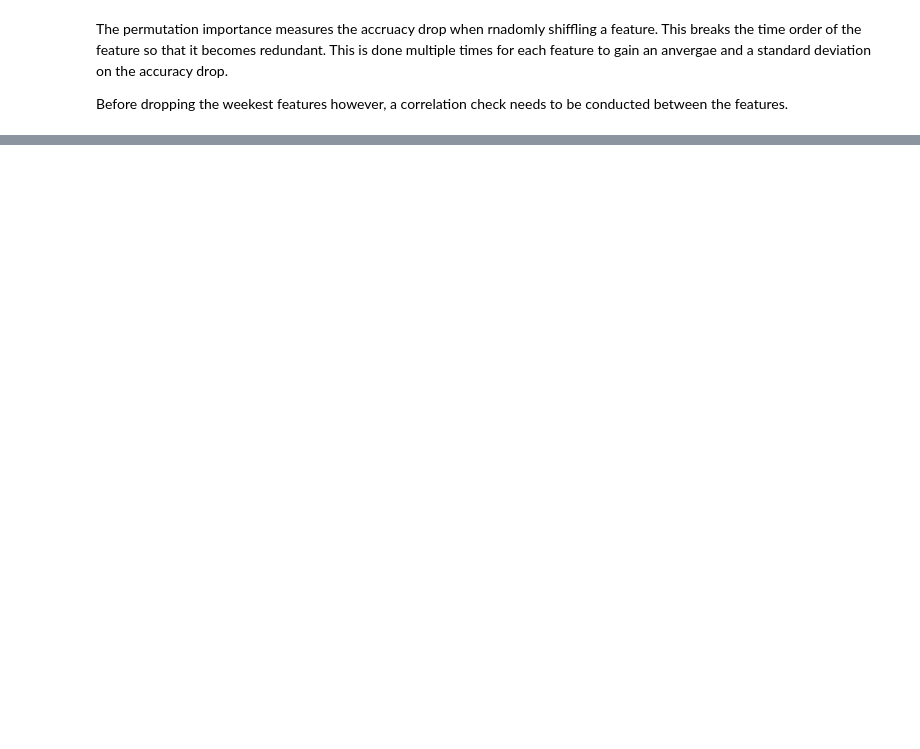
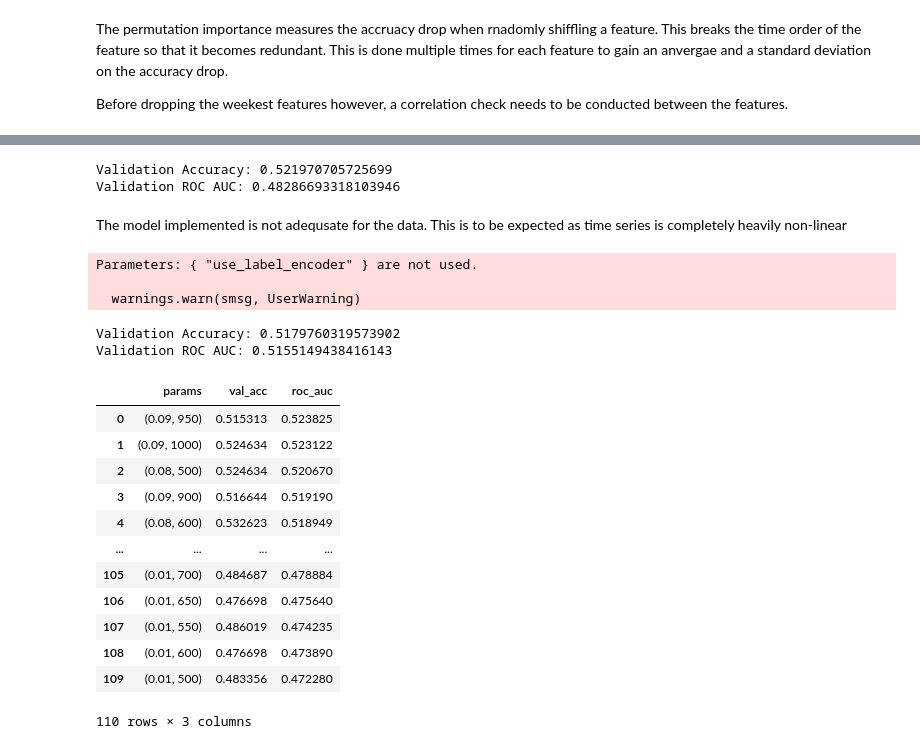
Before and after one commit to ptr-enjoyer/ml-alpha-factor-research, a Jupyter notebook: notebooks/02_ml_imp.ipynb, the cells around one changed output, grey strips where cells are left out. Cells and saved outputs as stored; diff of their text form; code cells hidden in the pictures; blank space fills up the shorter version.

Commit message:
Tested XGBoost algorithm on various feature dataset and achieved a model that performs maginally better than random, still subject to backtest (could be a fluke)

```diff
--- a/notebooks/02_ml_imp.ipynb
+++ b/notebooks/02_ml_imp.ipynb
@@ -300,0 +346,12 @@ feat_select(X_corr.abs(), perm_df, threshold=0.85)
+# %%
+y_pred_val = pipe.predict(X_val)
+y_pred_val_prob = pipe.predict_proba(X_val)[:,1]
+y_pred_val_bin = (y_pred_val_prob > 0.55).astype(int)
+
+print("Validation Accuracy:", accuracy_score(y_val, y_pred_val_bin))
+print("Validation ROC AUC:", roc_auc_score(y_val, y_pred_val_prob))
+# %% [output]
+Validation Accuracy: 0.521970705725699
+Validation ROC AUC: 0.48286693318103946
+# %% [markdown]
+The model implemented is not adequsate for the data. This is to be expected as time series is completely heavily non-linear
@@ -300,0 +381,65 @@ feat_select(X_corr.abs(), perm_df, threshold=0.85)
+# %%
+pipe.fit(X_train, y_train)
+y_pred_val = pipe.predict(X_val)
+y_pred_val_prob = pipe.predict_proba(X_val)[:,1]
+y_pred_val_bin = (y_pred_val_prob > 0.55).astype(int)
+print("Validation Accuracy:", accuracy_score(y_val, y_pred_val_bin))
+print("Validation ROC AUC:", roc_auc_score(y_val, y_pred_val_prob))
+# %% [output]
+Parameters: { "use_label_encoder" } are not used.
+
+  warnings.warn(smsg, UserWarning)
+Validation Accuracy: 0.5179760319573902
+Validation ROC AUC: 0.5155149438416143
+# %%
+def optimise_params(hyper_params):
+    results = []
+
+    for params in tqdm_notebook(h_params):
+        lr, n_est = params
+        pipe = Pipeline([
+            ('scaler', StandardScaler()),
+            ('xgb', XGBClassifier(n_estimators=n_est,
+                                  learning_rate=lr,
+                                  max_depth=max_depth,
+                                  subsample=subsample,
+                                  colsample_bytree=cosample_bytree,
+                                  use_label_encoder=use_label_encoder,
+                                  eval_metric=eval_metric))
+        ])
+
+        pipe.fit(X_train, y_train)
+        y_pred_val_prob = pipe.predict_proba(X_val)[:,1]
+        val_acc = accuracy_score(y_val, (y_pred_val_prob > 0.55).astype(int))
+        roc_auc = roc_auc_score(y_val, y_pred_val_prob)
+        results.append((params, val_acc, roc_auc))
+
+    results_df = pd.DataFrame(results, columns=['Params(lr, n_est)', 'val_acc', 'roc_auc'])
+    results_df = results_df.sort_values(by='roc_auc', ascending=False).reset_index(drop=True)
+    return results_df
+# %%
+import itertools
+from tqdm import tqdm_notebook
+import warnings
+warnings.filterwarnings('ignore')
+
+l_rate = np.arange(0.01, 0.11, 0.01)
+n_est = np.arange(500, 1001, 50)
+h_params = list(itertools.product(l_rate, n_est))
+
+df_results = optimise_params(h_params)
+df_results
+# %% [output]
+|  | params | val_acc | roc_auc |
+| 0 | (0.09, 950) | 0.515313 | 0.523825 |
+| 1 | (0.09, 1000) | 0.524634 | 0.523122 |
+| 2 | (0.08, 500) | 0.524634 | 0.520670 |
+| 3 | (0.09, 900) | 0.516644 | 0.519190 |
+| 4 | (0.08, 600) | 0.532623 | 0.518949 |
+| ... | ... | ... | ... |
+| 105 | (0.01, 700) | 0.484687 | 0.478884 |
+| 106 | (0.01, 650) | 0.476698 | 0.475640 |
+| 107 | (0.01, 550) | 0.486019 | 0.474235 |
+| 108 | (0.01, 600) | 0.476698 | 0.473890 |
+| 109 | (0.01, 500) | 0.483356 | 0.472280 |
+110 rows × 3 columns
```
Also changed, not shown: parts of 12 cells of this notebook, 1 other file.
